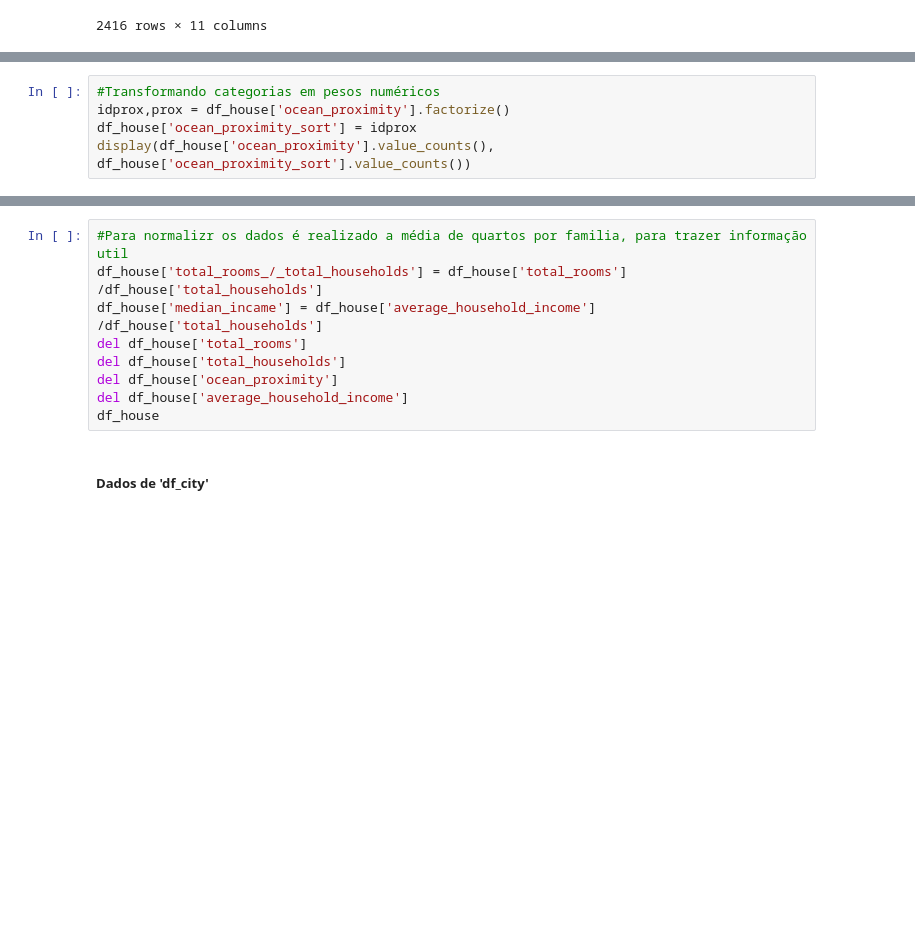
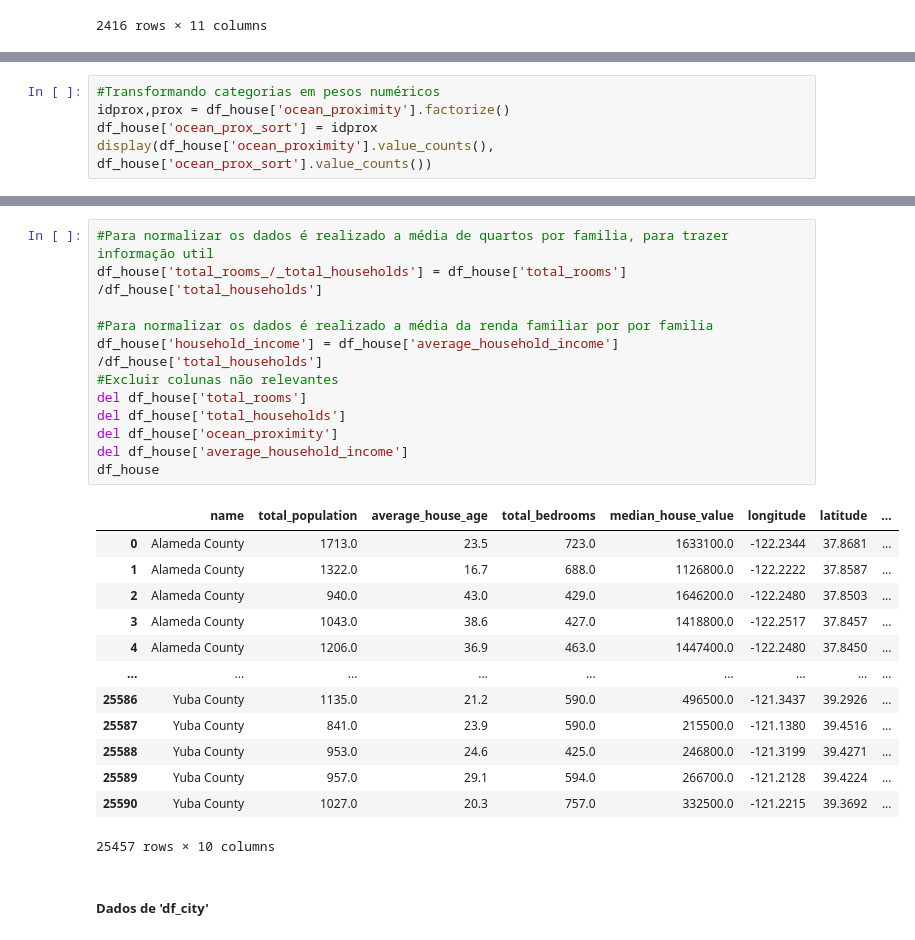
Before and after one commit to christhiangoncalves/Calculo_de_Preco_Casas_California, a Jupyter notebook: California_house_Price.ipynb, the cells around one changed output, grey strips where cells are left out. Cells and saved outputs as stored; diff of their text form; blank space fills up the shorter version.

```diff
--- a/California_house_Price.ipynb
+++ b/California_house_Price.ipynb
@@ -153,5 +228,5 @@ df_house.info()
 # %%
 #Transformando categorias em pesos numéricos
 idprox,prox = df_house['ocean_proximity'].factorize()
-df_house['ocean_proximity_sort'] = idprox
-display(df_house['ocean_proximity'].value_counts(), df_house['ocean_proximity_sort'].value_counts())
+df_house['ocean_prox_sort'] = idprox
+display(df_house['ocean_proximity'].value_counts(), df_house['ocean_prox_sort'].value_counts())
@@ -158,12 +248,29 @@ display(df_house['ocean_proximity'].value_counts(), df_house['ocean_proximity_so
 # %%
-#Para normalizr os dados é realizado a média de quartos por familia, para trazer informação util
+#Para normalizar os dados é realizado a média de quartos por familia, para trazer informação util
 df_house['total_rooms_/_total_households'] = df_house['total_rooms'] /df_house['total_households']
-df_house['median_incame'] = df_house['average_household_income'] /df_house['total_households']
+
+#Para normalizar os dados é realizado a média da renda familiar por por familia
+df_house['household_income'] = df_house['average_household_income'] /df_house['total_households']
+#Excluir colunas não relevantes
 del df_house['total_rooms']
 del df_house['total_households']
 del df_house['ocean_proximity']
 del df_house['average_household_income']
 df_house
+# %% [output]
+|  | name | total_population | average_house_age | total_bedrooms | median_house_value | longitude | latitude | ... |
+| 0 | Alameda County | 1713.0 | 23.5 | 723.0 | 1633100.0 | -122.2344 | 37.8681 | ... |
+| 1 | Alameda County | 1322.0 | 16.7 | 688.0 | 1126800.0 | -122.2222 | 37.8587 | ... |
+| 2 | Alameda County | 940.0 | 43.0 | 429.0 | 1646200.0 | -122.2480 | 37.8503 | ... |
+| 3 | Alameda County | 1043.0 | 38.6 | 427.0 | 1418800.0 | -122.2517 | 37.8457 | ... |
+| 4 | Alameda County | 1206.0 | 36.9 | 463.0 | 1447400.0 | -122.2480 | 37.8450 | ... |
+| ... | ... | ... | ... | ... | ... | ... | ... | ... |
+| 25586 | Yuba County | 1135.0 | 21.2 | 590.0 | 496500.0 | -121.3437 | 39.2926 | ... |
+| 25587 | Yuba County | 841.0 | 23.9 | 590.0 | 215500.0 | -121.1380 | 39.4516 | ... |
+| 25588 | Yuba County | 953.0 | 24.6 | 425.0 | 246800.0 | -121.3199 | 39.4271 | ... |
+| 25589 | Yuba County | 957.0 | 29.1 | 594.0 | 266700.0 | -121.2128 | 39.4224 | ... |
+| 25590 | Yuba County | 1027.0 | 20.3 | 757.0 | 332500.0 | -121.2215 | 39.3692 | ... |
+25457 rows × 10 columns
 # %% [markdown]
 ##### Dados de 'df_city'
 # %%
```
Also changed, not shown: parts of 11 cells of this notebook.
